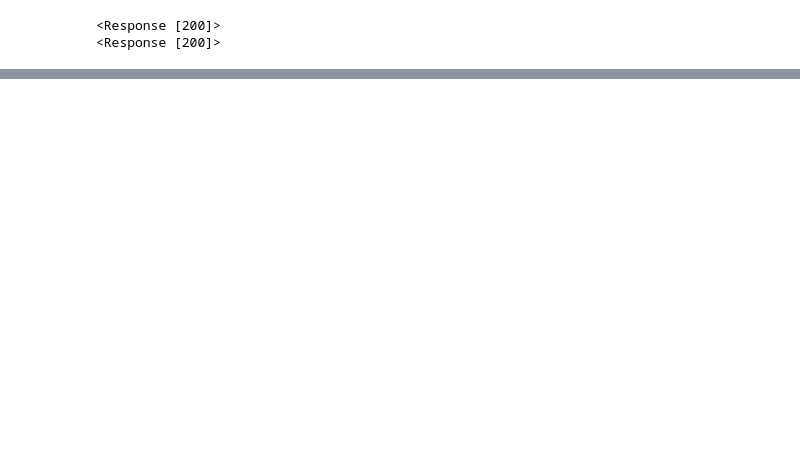
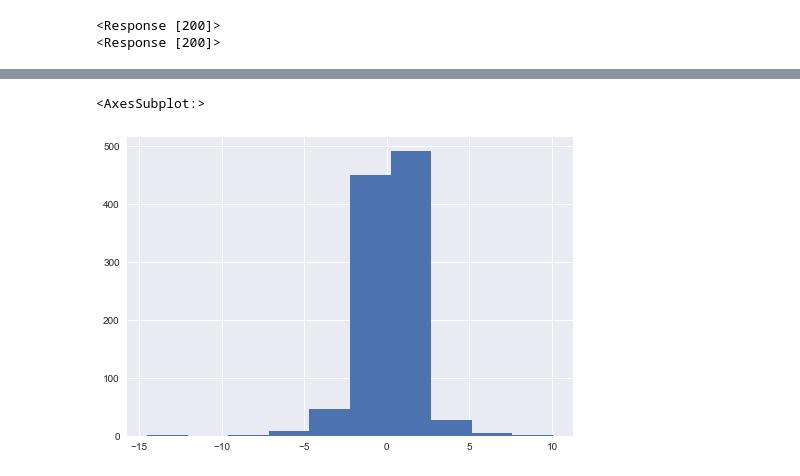
Before and after one commit to arminv1001/BTCvsSPX, a Jupyter notebook: DataLoader.ipynb, the cells around one changed output, grey strips where cells are left out. Saved outputs shown, nothing was run; the diff lists cells and outputs as text; code cells hidden in the pictures; blank space fills up the shorter version.

```diff
--- a/DataLoader.ipynb
+++ b/DataLoader.ipynb
@@ -2,7 +2,9 @@
 import Oanda
 import pandas as pd
 import numpy as np
+import matplotlib.pyplot as plt
 from datetime import date, timedelta
+plt.style.use('seaborn')
 # %%
 oanda = Oanda.Oanda()
 today = date.today()
@@ -57,0 +60,5 @@ spx_data
+# %%
+spx_data["Daily_Return"].hist()
+# %% [output]
+<AxesSubplot:>
+[figure, added]
```
Also changed, not shown: parts of 13 cells of this notebook.
